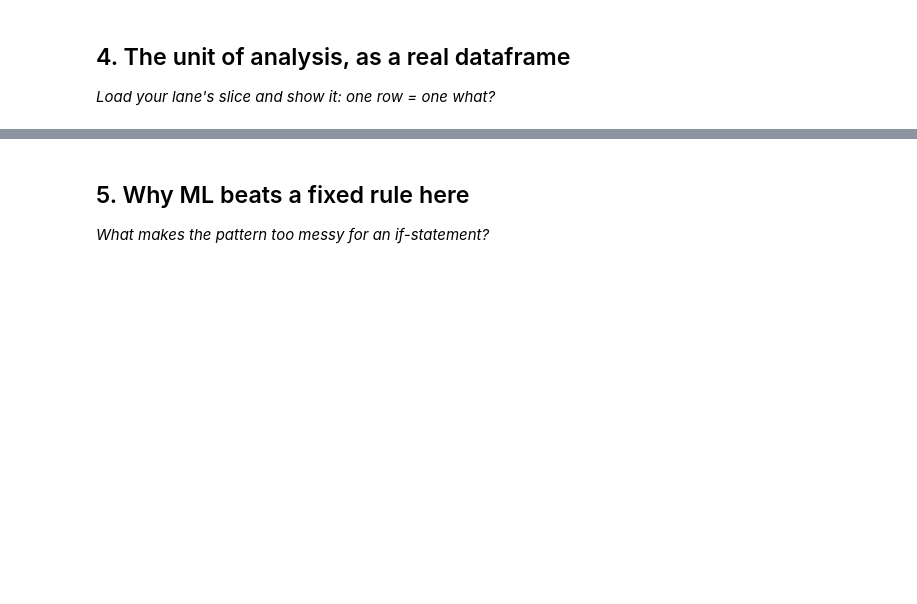
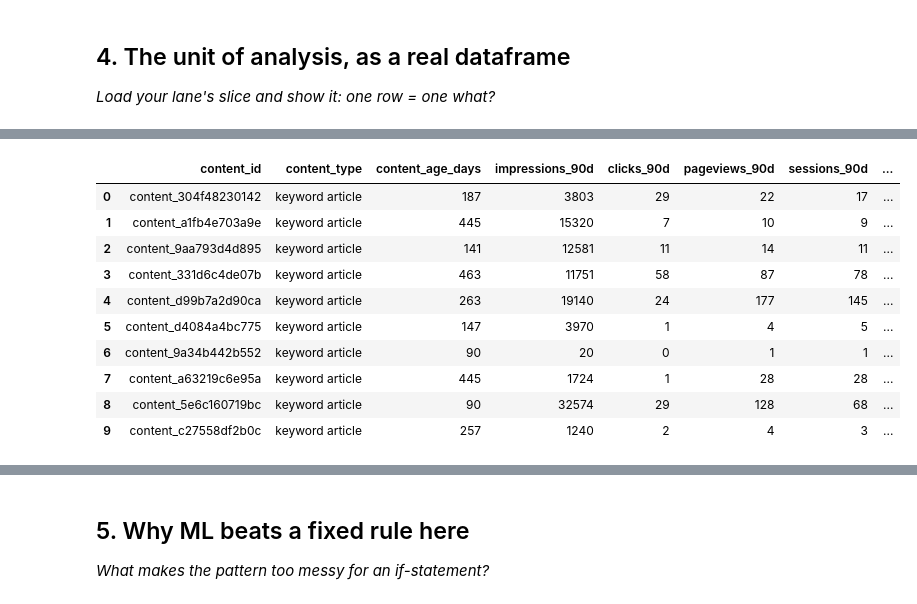
Before and after one commit to prarthanamahesh21-hub/flyrank-ml-internship, a Jupyter notebook: work/notebooks/w02_ml_task_framing.ipynb, the cells around one changed output, grey strips where cells are left out. Cells and saved outputs as stored; diff of their text form; code cells hidden in the pictures; blank space fills up the shorter version.

```diff
--- a/work/notebooks/w02_ml_task_framing.ipynb
+++ b/work/notebooks/w02_ml_task_framing.ipynb
@@ -34,3 +64,10 @@ This skeleton is yours to fill. Work the sections **in order** — each one has
 # %%
 # This cell is for CODE (numbers, a query, a check).
 # Write your text answer in the cell ABOVE this one — typing sentences here breaks Run All.
+import pandas as pd
+
+url = "https://huggingface.co/datasets/FlyRank/internship-starter/resolve/main/content_refresh_anonymized.csv"
+
+df = pd.read_csv(url)
+
+df.head()
@@ -36,0 +106,30 @@ This skeleton is yours to fill. Work the sections **in order** — each one has
+# %%
+page_df = df[
+    [
+        "content_id",
+        "content_type",
+        "content_age_days",
+        "impressions_90d",
+        "clicks_90d",
+        "pageviews_90d",
+        "sessions_90d",
+        "engagement_rate",
+        "avg_position",
+        "trend_direction",
+        "trend_pct"
+    ]
+]
+
+page_df.head(10)
+# %% [output]
+|  | content_id | content_type | content_age_days | impressions_90d | clicks_90d | pageviews_90d | sessions_90d | ... |
+| 0 | content_304f48230142 | keyword article | 187 | 3803 | 29 | 22 | 17 | ... |
+| 1 | content_a1fb4e703a9e | keyword article | 445 | 15320 | 7 | 10 | 9 | ... |
+| 2 | content_9aa793d4d895 | keyword article | 141 | 12581 | 11 | 14 | 11 | ... |
+| 3 | content_331d6c4de07b | keyword article | 463 | 11751 | 58 | 87 | 78 | ... |
+| 4 | content_d99b7a2d90ca | keyword article | 263 | 19140 | 24 | 177 | 145 | ... |
+| 5 | content_d4084a4bc775 | keyword article | 147 | 3970 | 1 | 4 | 5 | ... |
+| 6 | content_9a34b442b552 | keyword article | 90 | 20 | 0 | 1 | 1 | ... |
+| 7 | content_a63219c6e95a | keyword article | 445 | 1724 | 1 | 28 | 28 | ... |
+| 8 | content_5e6c160719bc | keyword article | 90 | 32574 | 29 | 128 | 68 | ... |
+| 9 | content_c27558df2b0c | keyword article | 257 | 1240 | 2 | 4 | 3 | ... |
```
Also changed, not shown: parts of 10 cells of this notebook.
